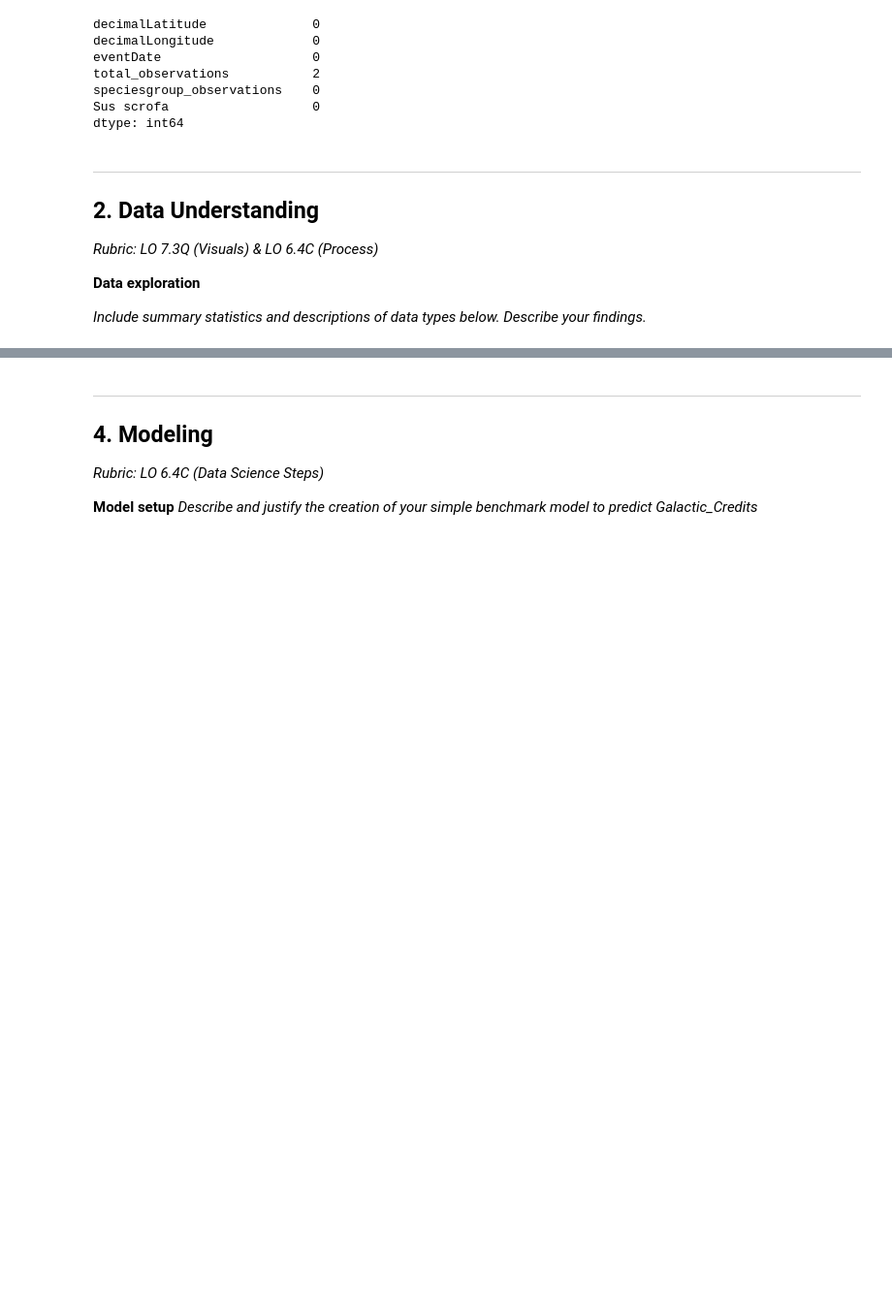
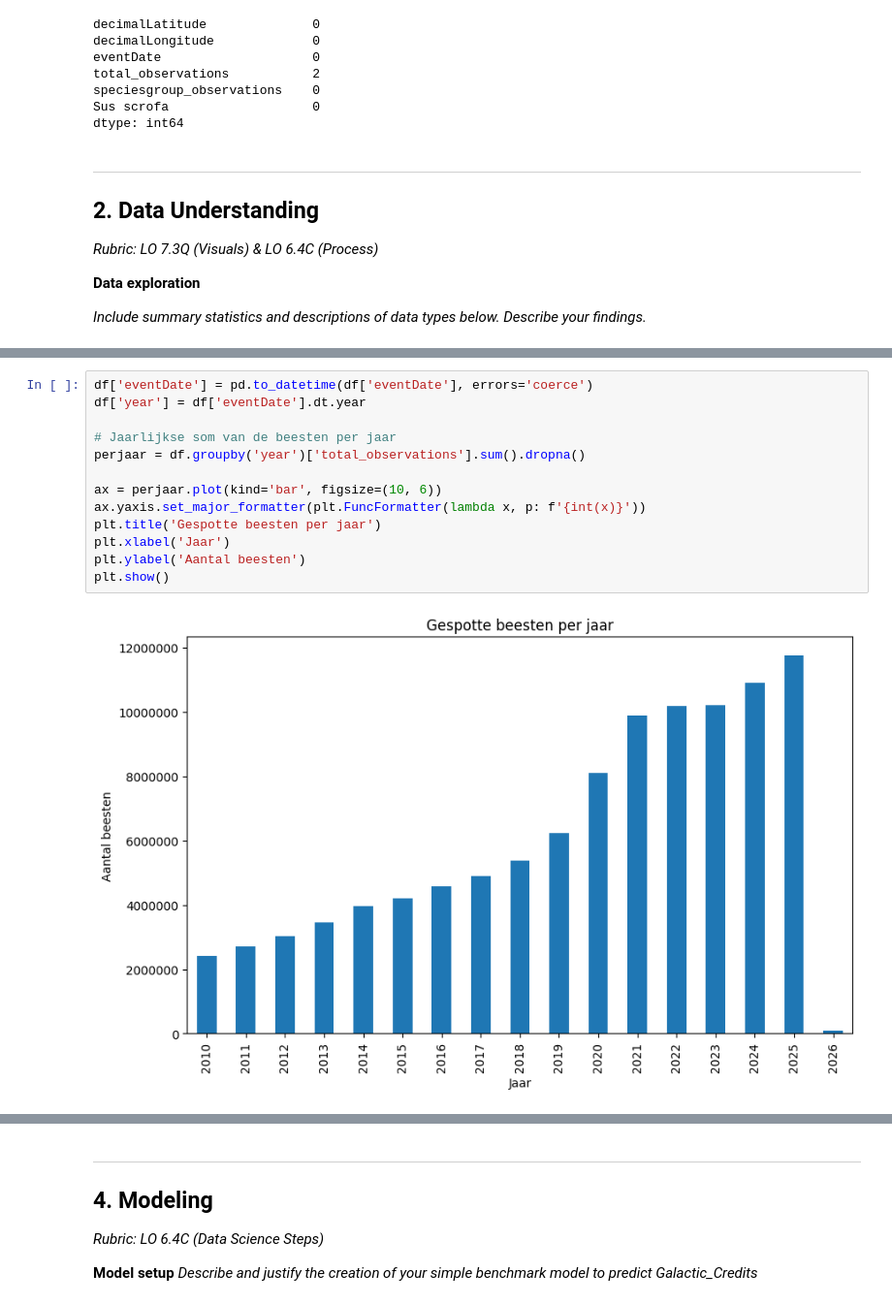
Before and after one commit to Jamie1111/Toeftoeftoeftoef, a Jupyter notebook: assignment_template_it1.ipynb, the cells around one changed output, grey strips where cells are left out. Shown at 97% size. Saved outputs shown, nothing was run; the diff lists cells and outputs as text; blank space fills up the shorter version.

```diff
--- a/assignment_template_it1.ipynb
+++ b/assignment_template_it1.ipynb
@@ -170,0 +194,15 @@ dtype: object
+# %%
+df['eventDate'] = pd.to_datetime(df['eventDate'], errors='coerce')
+df['year'] = df['eventDate'].dt.year
+
+# Jaarlijkse som van de beesten per jaar
+perjaar = df.groupby('year')['total_observations'].sum().dropna()
+
+ax = perjaar.plot(kind='bar', figsize=(10, 6))
+ax.yaxis.set_major_formatter(plt.FuncFormatter(lambda x, p: f'{int(x)}'))
+plt.title('Gespotte beesten per jaar')
+plt.xlabel('Jaar')
+plt.ylabel('Aantal beesten')
+plt.show()
+# %% [output]
+[figure, added]
```
Also changed, not shown: parts of 8 cells of this notebook, 1 other file.
